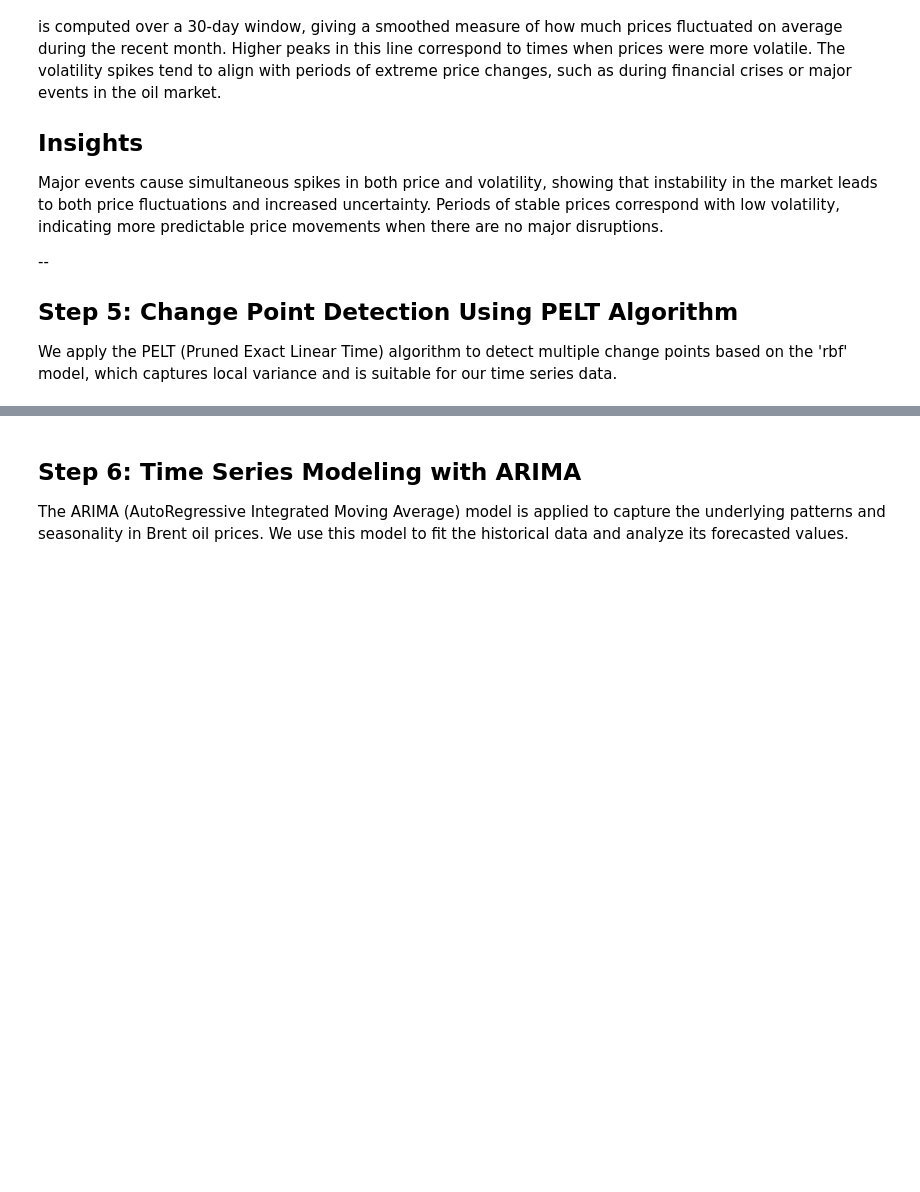
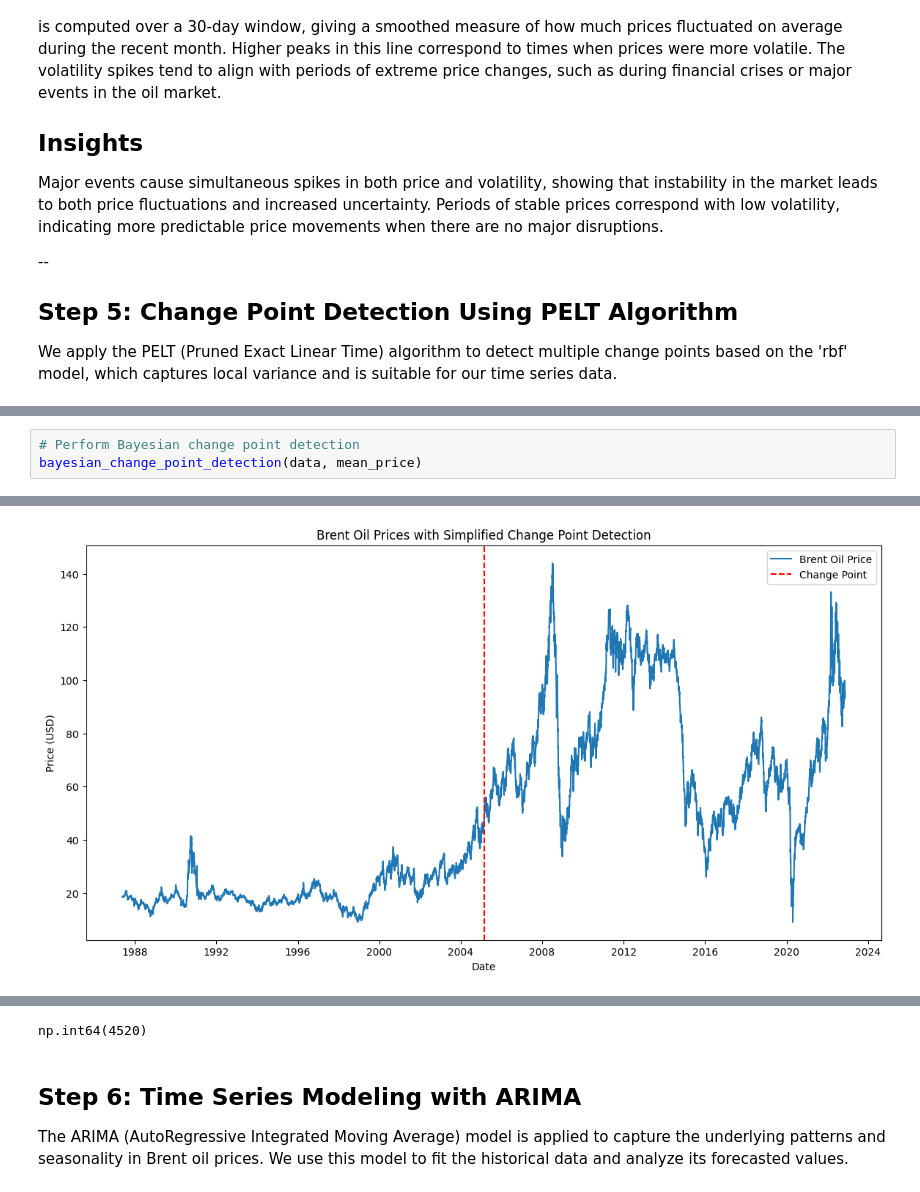
Before and after one commit to BlenSeleshi/ChangePointAnalysis, a Jupyter notebook: notebooks/brent_oil_analysis.ipynb, the cells around one changed output, grey strips where cells are left out. Saved outputs shown, nothing was run; the diff lists cells and outputs as text; blank space fills up the shorter version.

Commit message:
manually implemented bayesian change point detection

```diff
--- a/notebooks/brent_oil_analysis.ipynb
+++ b/notebooks/brent_oil_analysis.ipynb
@@ -101,0 +107,4 @@ Detected Change Points (indices): [820, 935, 3120, 4310, 4600, 5090, 5200, 5315,
+# %%
+# Perform Bayesian change point detection
+bayesian_change_point_detection(data, mean_price)
+# %% [output]
@@ -101,0 +112 @@ Detected Change Points (indices): [820, 935, 3120, 4310, 4600, 5090, 5200, 5315,
+[figure, added]
@@ -102,3 +114,4 @@ Detected Change Points (indices): [820, 935, 3120, 4310, 4600, 5090, 5200, 5315,
+np.int64(4520)
 # %% [markdown]
 ## Step 6: Time Series Modeling with ARIMA
 
```
Also changed, not shown: parts of 8 cells of this notebook, 1 other file.
